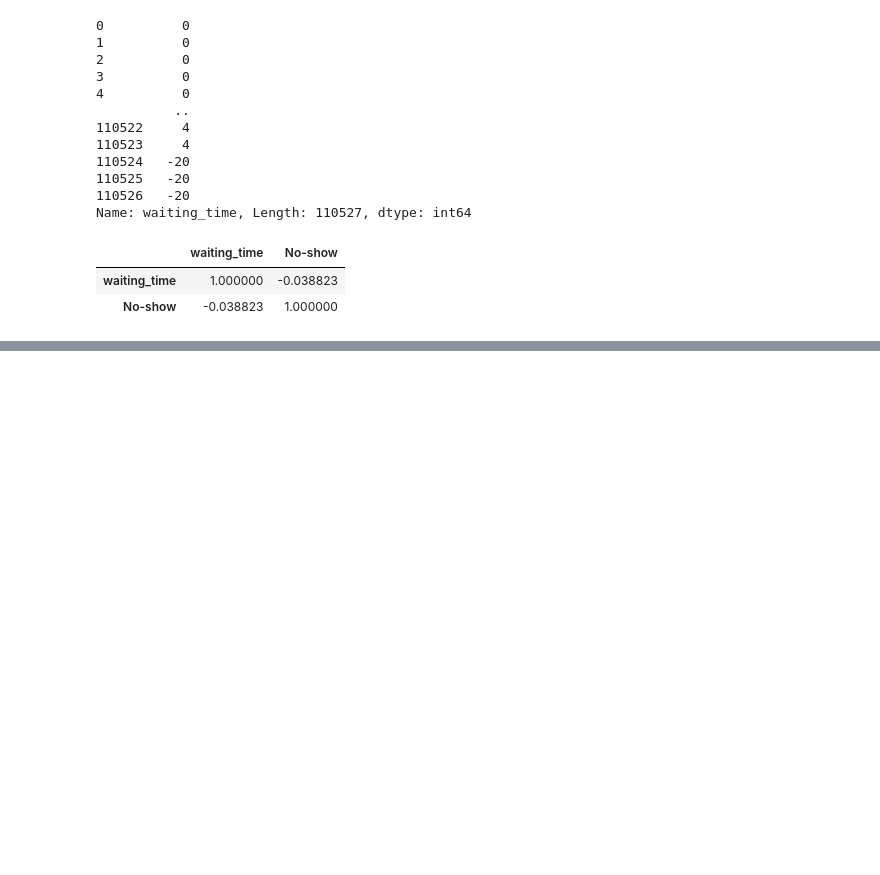
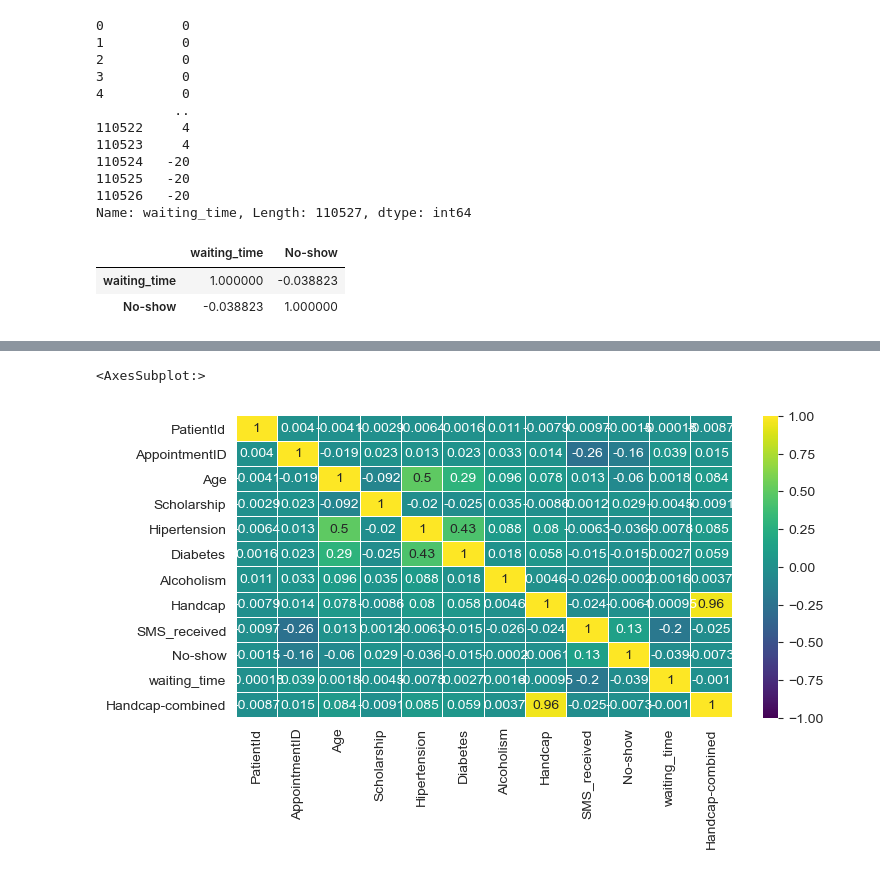
Before and after one commit to Dardeery/Medical-Appointment-No-Shows, a Jupyter notebook: Medical Appointment No Shows.ipynb, the cells around one changed output, grey strips where cells are left out. Saved outputs shown, nothing was run; the diff lists cells and outputs as text; code cells hidden in the pictures; blank space fills up the shorter version.

```diff
--- a/Medical Appointment No Shows.ipynb
+++ b/Medical Appointment No Shows.ipynb
@@ -242,0 +239,7 @@ DummyRegressor(constant=None, quantile=None, strategy='mean')
+# %%
+# Visualize correlation matrix
+plt.figure(figsize = (8, 4), dpi = 100)
+sns.heatmap(df.corr(), vmin = -1, vmax = 1, cmap = "viridis", linewidths=0.01, annot=True)
+# %% [output]
+<AxesSubplot:>
+[figure, added]
```
Also changed, not shown: parts of 49 cells of this notebook.
